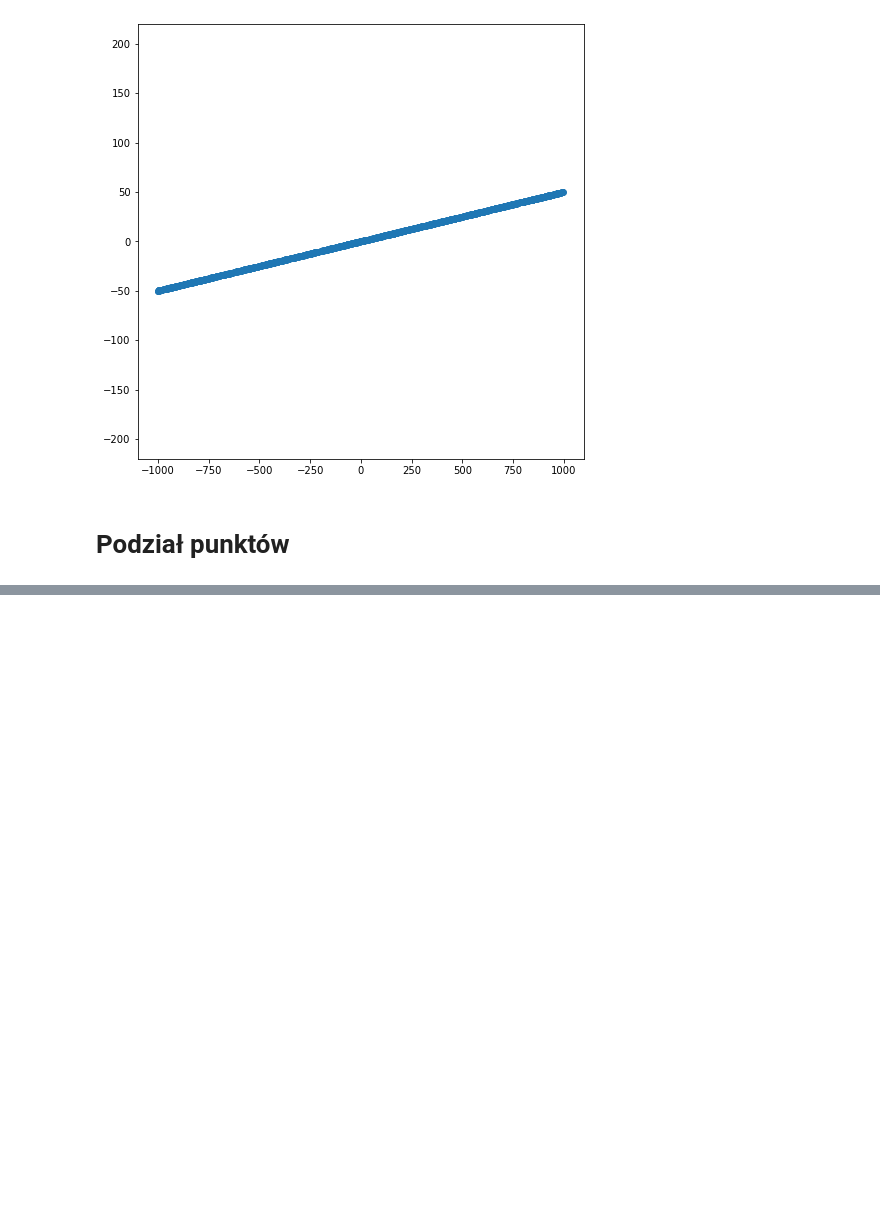
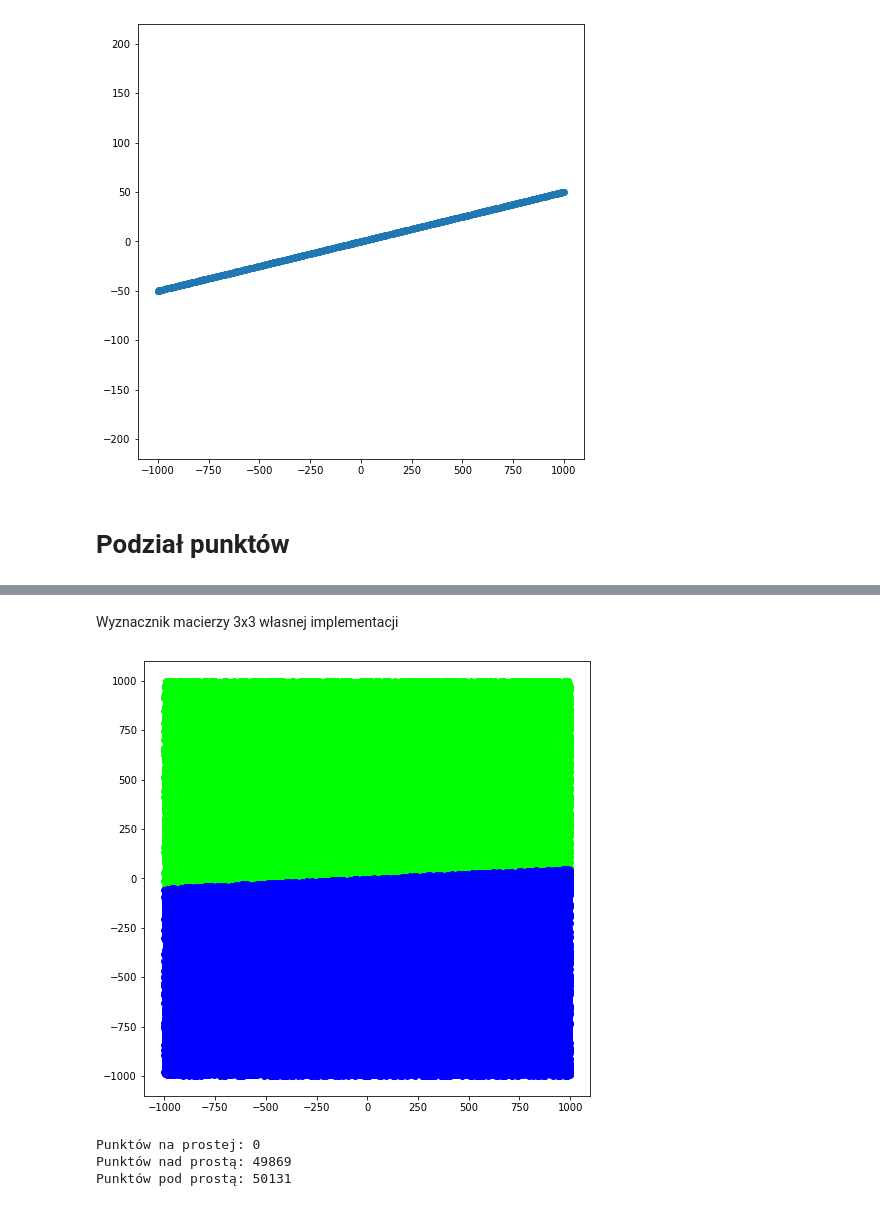
Before and after one commit to baranskixx/geometric-algorithms-labs, a Jupyter notebook: zad_001/zad1.ipynb, the cells around one changed output, grey strips where cells are left out. Cells and saved outputs as stored; diff of their text form; code cells hidden in the pictures; blank space fills up the shorter version.

```diff
--- a/zad_001/zad1.ipynb
+++ b/zad_001/zad1.ipynb
@@ -184,0 +243,17 @@ result4 = group_points(pointsD_x, pointsD_y)
+# %% [markdown]
+Wyznacznik macierzy 3x3 własnej implementacji
+# %%
+adjust_plot(int(1e3))
+for i in range(3):
+    plt.scatter(x1[3][0][i], y1[3][0][i], color = colors_categories[i]/255.0)
+
+plt.show()
+
+print('Punktów na prostej: ' + str(len(x1[3][0][0])))
+print('Punktów nad prostą: ' + str(len(x1[3][0][1])))
+print('Punktów pod prostą: ' + str(len(x1[3][0][2])))
+# %% [output]
+[figure, added]
+Punktów na prostej: 0
+Punktów nad prostą: 49869
+Punktów pod prostą: 50131
```
Also changed, not shown: parts of 83 cells of this notebook.
